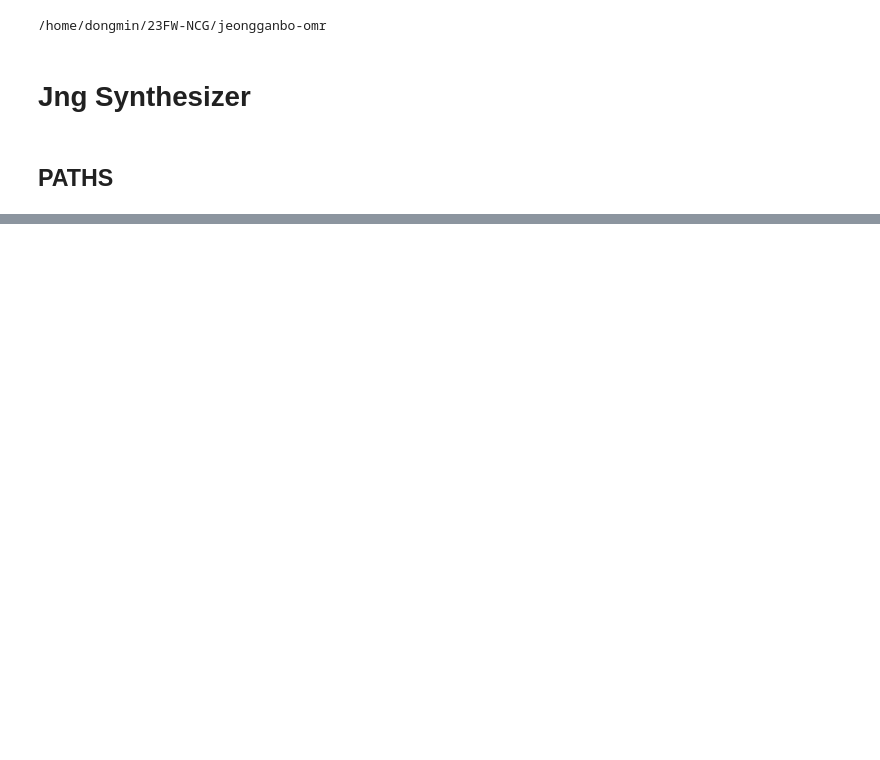
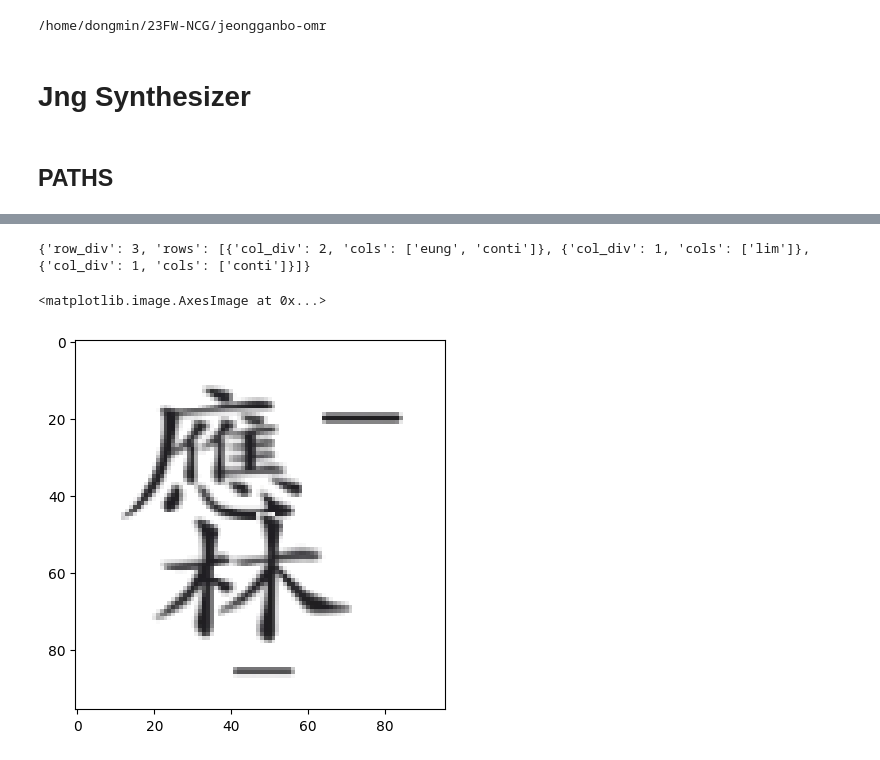
Before and after one commit to MALerLab/jeongganbo-omr, a Jupyter notebook: notebooks/jeoggan_synthesizer.ipynb, the cells around one changed output, grey strips where cells are left out. Cells and saved outputs as stored; diff of their text form; code cells hidden in the pictures; blank space fills up the shorter version.

```diff
--- a/notebooks/jeoggan_synthesizer.ipynb
+++ b/notebooks/jeoggan_synthesizer.ipynb
@@ -334,0 +25,3 @@ plt.imshow(img, interpolation=None)
+# %%
+jng_img_path_dict = get_img_paths('test/synth/src/notes')
+jng_synth = JeongganSynthesizer(jng_img_path_dict)
@@ -334,0 +278,19 @@ plt.imshow(img, interpolation=None)
+# %%
+NUM = 1_400_000
+fail_cnt = 0
+exception_list = []
+
+for idx in tqdm(range(NUM), leave=False):
+  width, height = jng_synth.get_size()
+  img = jng_synth.get_blank(width, height)
+  pitch_range = jng_synth.get_pitch_range()
+  jng_dict = jng_synth.get_jng_dict(pitch_range)
+
+  try:
+    generate_image_by_dict(self, img, jng_dict)
+
+  except Exception as e:
+    fail_cnt += 1
+    exception_list.append([(width, height, jng_dict), e])
+
+fail_cnt
@@ -334,0 +309,11 @@ plt.imshow(img, interpolation=None)
+# %%
+width, height, jng_dict = exception_list[0][0]
+
+img = jng_synth.get_blank(width, height)
+print(jng_dict)
+
+plt.imshow(generate_image_by_dict(self, img, jng_dict))
+# %% [output]
+{'row_div': 3, 'rows': [{'col_div': 2, 'cols': ['eung', 'conti']}, {'col_div': 1, 'cols': ['lim']}, {'col_div': 1, 'cols': ['conti']}]}
+<matplotlib.image.AxesImage at 0x...>
+[figure, added]
```
Also changed, not shown: parts of 22 cells of this notebook, 6 other files.
